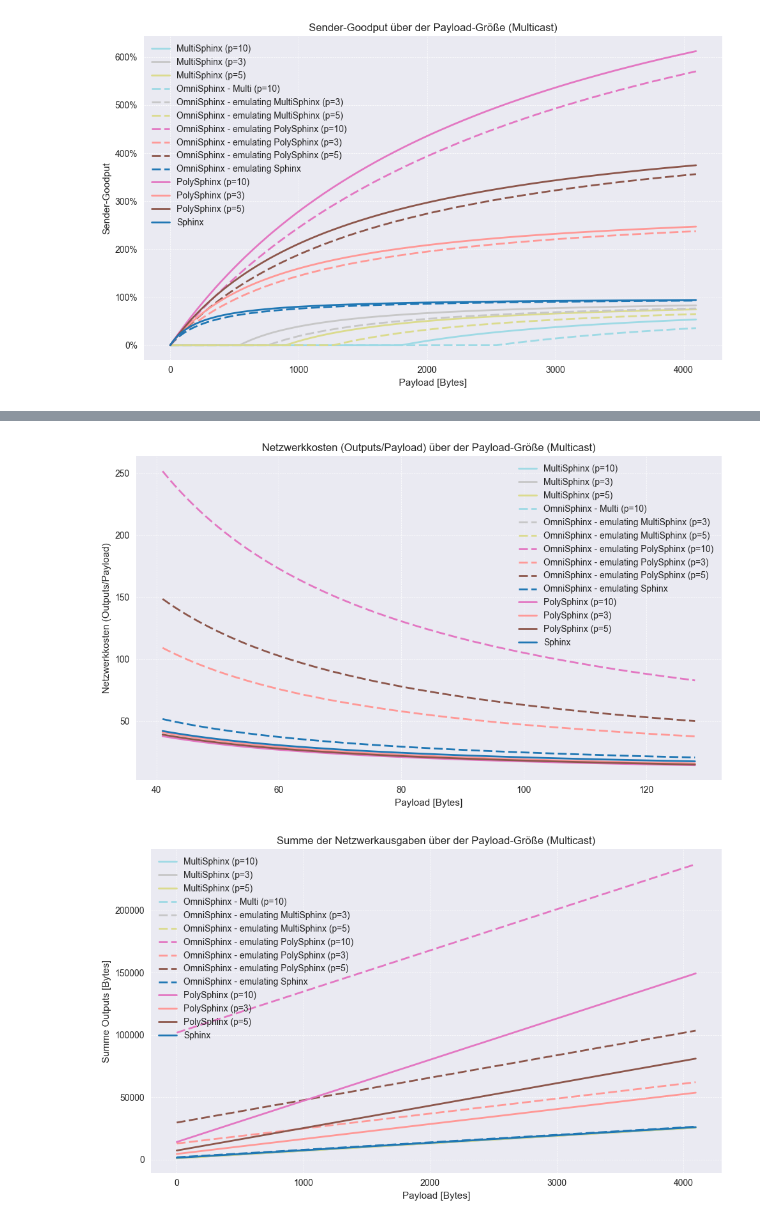
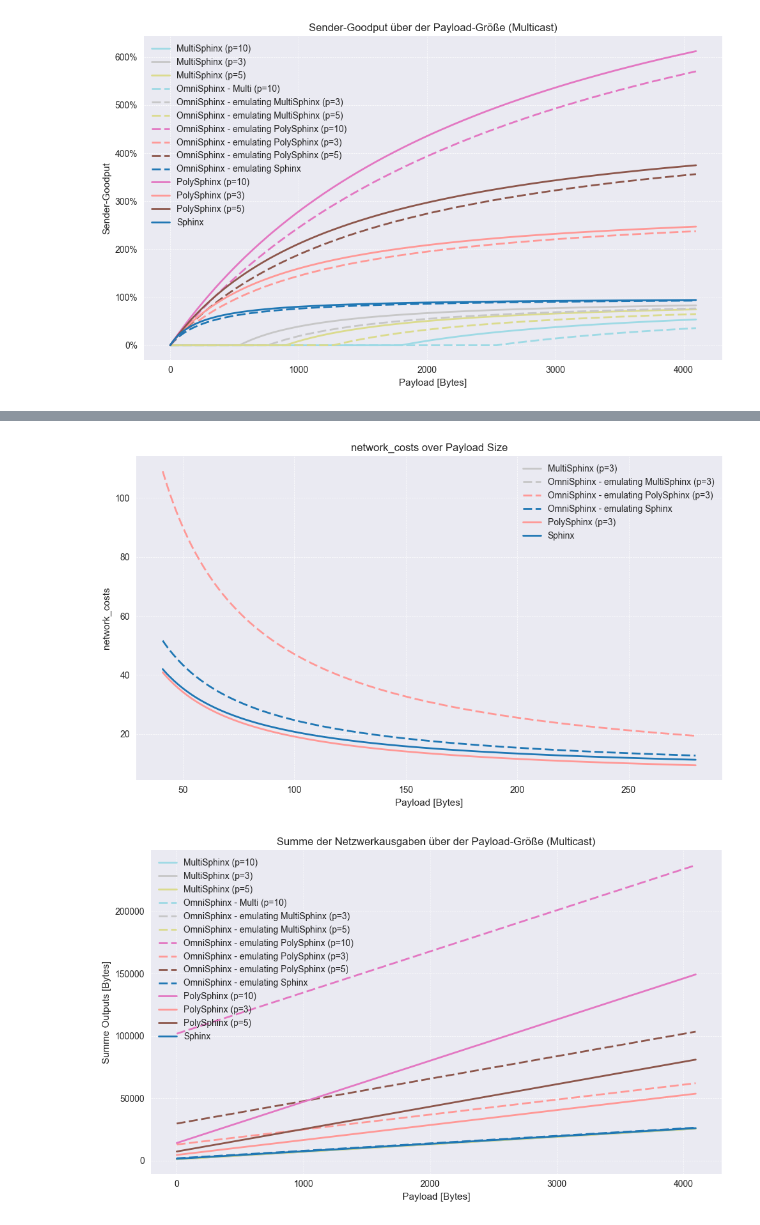
Before and after one commit to kit-ps/OmniSphinx, a Jupyter notebook: size_evaluation.ipynb, the cells around one changed output, grey strips where cells are left out. Saved outputs shown, nothing was run; the diff lists cells and outputs as text; code cells hidden in the pictures.

```diff
--- a/size_evaluation.ipynb
+++ b/size_evaluation.ipynb
@@ -725,12 +725,17 @@ summary_df
 
 Wir untersuchen, wie sich die wählbare Größe von β auf die Goodput-Effizienz der unterschiedlichen OmniSphinx-Varianten auswirkt. Die Payload ist auf 512 Bytes fixiert, während β über einem zulässigen Bereich variiert. Für β-Werte unterhalb der jeweiligen Mindestgröße wird kein Punkt dargestellt.
 # %%
-PAYLOAD_TASK1_BYTES = 512
+PAYLOAD_TASK1_BYTES = 1024
 BETA_MAX_BYTES = 8192
 BETA_STEP_BYTES = 1
 
 payload_bits_task1 = bytes_to_bits(PAYLOAD_TASK1_BYTES)
-omni_variants = {key: variant for key, variant in variants.items() if variant.kind == "omni"}
+omni_variants = {
+    key: variant
+    for key, variant in variants.items()
+    if variant.kind == "omni"
+    and key not in {"omni_multi_p5", "omni_multi_p10"}
+}
 
 if not omni_variants:
     raise ValueError("Es stehen keine OmniSphinx-Varianten zur Verfügung.")
@@ -800,12 +805,13 @@ for variant_name, group in beta_goodput_df.groupby("Variante"):
         linewidth=2,
     )
 
-ax.set_title("Goodput in Abhängigkeit von β - OmniSphinx-Varianten")
-ax.set_xlabel("β-Länge [Bytes]")
+ax.set_title("Goodput as a Function of β")
+ax.set_xlabel("β-Length [Bytes]")
 ax.set_ylabel("Goodput")
 ax.yaxis.set_major_formatter(mtick.PercentFormatter(1.0))
 ax.grid(True, which="both", linestyle="--", linewidth=0.5)
 ax.legend()
 fig.tight_layout()
+plt.savefig("Beta_goodput.pdf")
 plt.show()
 # %% [output]
@@ -1243,7 +1249,7 @@ figsize = (10, 6)
 title = "Sender Goodput for OmniSphinx variants with EROR β"
 x_label = "Payload [Bytes]"
 y_label = "Sender-Goodput"
-max_payload_plot_bytes = None
+max_payload_plot_bytes = 1024
 
 omni_eror_beta_bits = unicast_variants["omni_eror"].beta_min
 
@@ -1298,6 +1304,7 @@ ax.yaxis.set_major_formatter(mtick.PercentFormatter(1.0))
 ax.grid(True, linestyle="--", linewidth=0.5)
 ax.legend()
 fig.tight_layout()
+plt.savefig("unicast_goodput_eror_beta.pdf")
 plt.show()
 # %% [output]
 [figure]
@@ -1677,10 +1684,10 @@ plt.show()
 # %%
 # Sender-Goodput – PolySphinx-Varianten
 figsize = (10, 6)
-title = "Sender-Goodput der PolySphinx-Varianten"
+title = "Sender-Goodput for PolySphinx variants"
 x_label = "Payload [Bytes]"
 y_label = "Sender-Goodput"
-max_payload_plot_bytes = None
+max_payload_plot_bytes = 1024
 
 poly_plot_df = multicast_payload_metrics_df[multicast_payload_metrics_df["Familie"].isin(["PolySphinx", "Sphinx"])]
 
@@ -1708,5 +1715,6 @@ ax.yaxis.set_major_formatter(mtick.PercentFormatter(1.0))
 ax.grid(True, linestyle="--", linewidth=0.5)
 ax.legend()
 fig.tight_layout()
+plt.savefig("goodput_polysphinx.pdf")
 plt.show()
 # %% [output]
@@ -1714,35 +1760,42 @@ plt.show()
 # %%
 # Netzwerkkosten (Outputs/Payload)
 figsize = (10, 6)
-title = "Netzwerkkosten (Outputs/Payload) über der Payload-Größe (Multicast)"
+title = "network_costs over Payload Size"
 x_label = "Payload [Bytes]"
-y_label = "Netzwerkkosten (Outputs/Payload)"
-max_payload_plot_bytes = 128
+y_label = "network_costs"
+max_payload_plot_bytes = 280
 
 plot_df = multicast_payload_metrics_df
 if max_payload_plot_bytes is not None:
     plot_df = plot_df[plot_df["Payload [B]"] <= max_payload_plot_bytes]
     plot_df = plot_df[plot_df["Payload [B]"] > 40]
+
+plot_df = plot_df[
+    (plot_df["Familie"] == "Sphinx") |
+    (plot_df["p"] == 3)
+]
+
 fig, ax = plt.subplots(figsize=figsize)
 for variant_name, group in plot_df.groupby("Variante"):
     sorted_group = group.dropna(subset=["Netzwerkkosten"]).sort_values("Payload [B]")
     ax.plot(
         sorted_group["Payload [B]"],
         sorted_group["Netzwerkkosten"],
         label=variant_name,
         color=multicast_color_map[variant_name],
         linestyle=multicast_linestyle_map.get(variant_name, "-"),
         linewidth=2,
     )
 ax.set_title(title)
 ax.set_xlabel(x_label)
 ax.set_ylabel(y_label)
 ax.grid(True, linestyle="--", linewidth=0.5)
 ax.legend()
 fig.tight_layout()
+plt.savefig("network_costs_multisphinx.pdf")
 plt.show()
 # %% [output]
-[figure, old version]
+[figure, new version]
 # %%
 # Summe der Outputs
 figsize = (10, 6)
```
Also changed, not shown: parts of 3 cells of this notebook, 8 other files.
